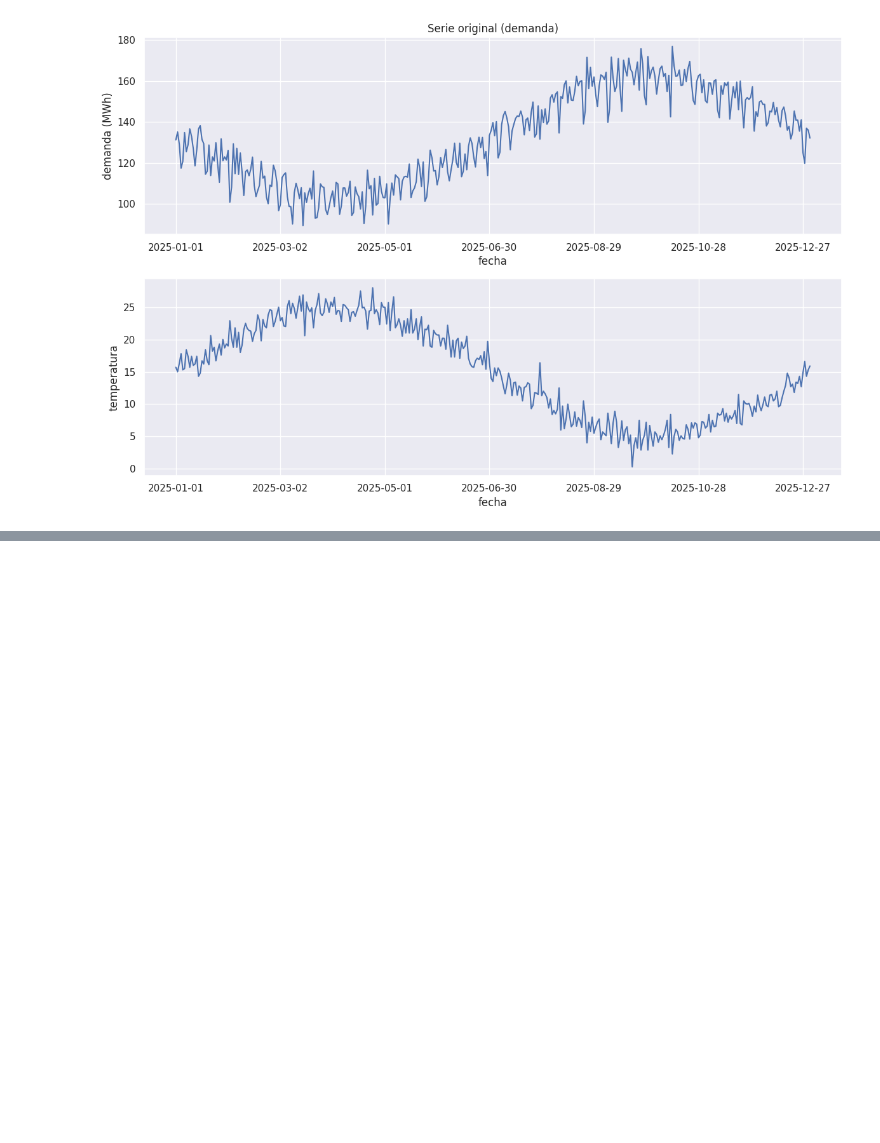
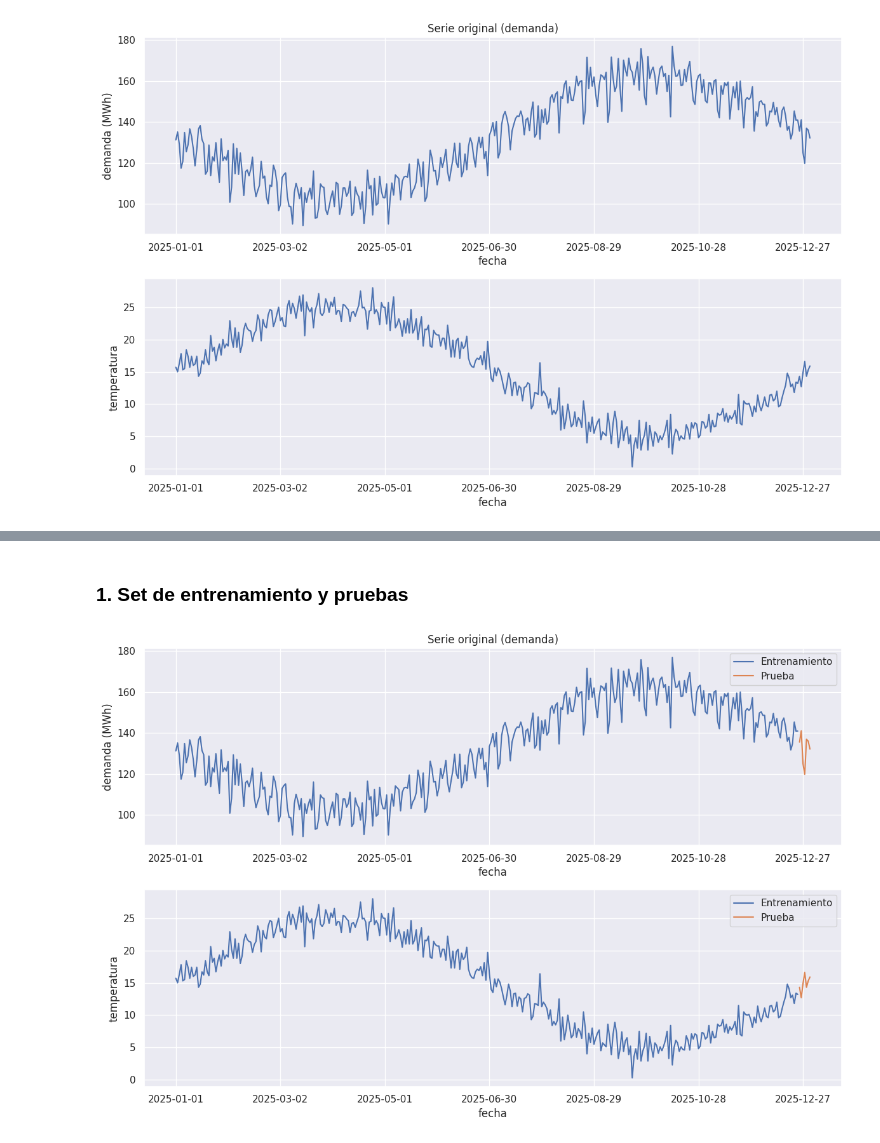
Before and after one commit to JairRamosG/Series_de_Tiempo, a Jupyter notebook: 09_SARIMAX/SARIMAX.ipynb, the cells around one changed output, grey strips where cells are left out. Saved outputs shown, nothing was run; the diff lists cells and outputs as text; code cells hidden in the pictures; blank space fills up the shorter version.

Commit message:
Set de entrenamiento y pruebas

```diff
--- a/09_SARIMAX/SARIMAX.ipynb
+++ b/09_SARIMAX/SARIMAX.ipynb
@@ -67,0 +77,30 @@ plt.tight_layout();
+# %% [markdown]
+### 1. Set de entrenamiento y pruebas
+# %%
+# Entrenamiento y prueba
+df_train = df[:-7]
+df_test = df[-7:] # Últimos 7 días de prueba
+
+# Graficar
+fig, axs = plt.subplots(2,1,figsize=(12,8))
+
+# Serie
+sns.lineplot(df_train, x="ds", y="y", ax=axs[0], label='Entrenamiento')
+sns.lineplot(df_test, x="ds", y="y", ax=axs[0], label='Prueba')
+axs[0].set_title('Serie original (demanda)')
+axs[0].set_xlabel('fecha')
+axs[0].set_ylabel('demanda (MWh)')
+ticks = axs[0].get_xticks()
+n = 60
+axs[0].set_xticks(ticks[::n])
+
+# Variables exógenas
+sns.lineplot(df_train, x="ds", y="temperatura", ax=axs[1], label='Entrenamiento')
+sns.lineplot(df_test, x="ds", y="temperatura", ax=axs[1], label='Prueba')
+axs[1].set_xticks(ticks[::n])
+axs[1].set_xlabel('fecha')
+axs[1].legend()
+
+plt.tight_layout();
+# %% [output]
+[figure, added]
```
Also changed, not shown: parts of 2 cells of this notebook.
